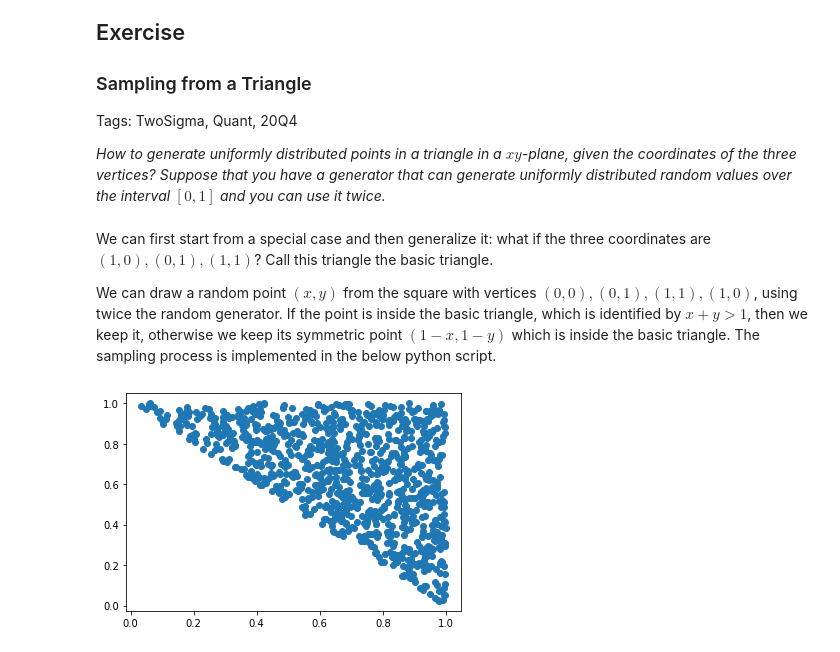
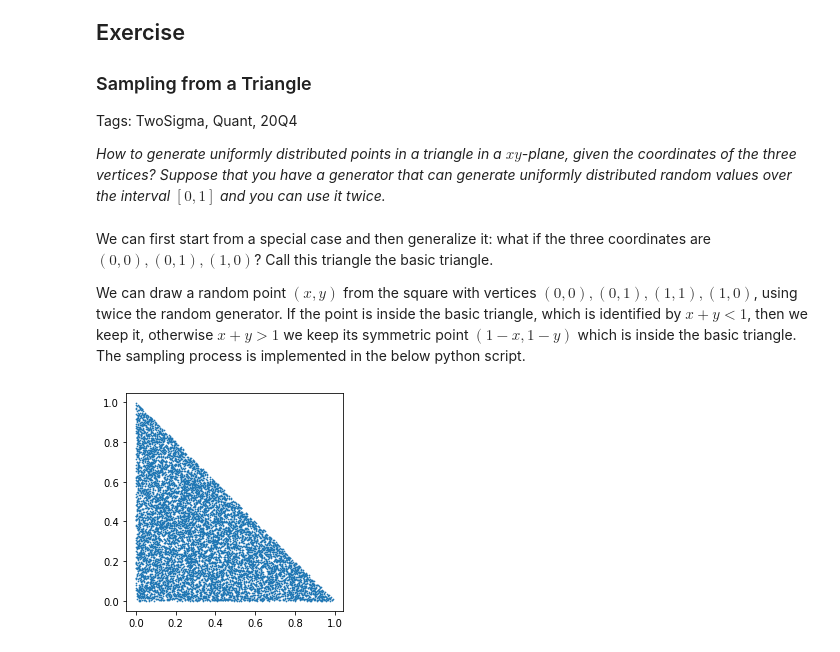
Before and after one commit to dennissxz/data-science-handbook, a Jupyter notebook: _sources/12-probabilities/71-sampling.ipynb, the cells around one changed output. Saved outputs shown, nothing was run; the diff lists cells and outputs as text; code cells hidden in the pictures.

```diff
--- a/_sources/12-probabilities/71-sampling.ipynb
+++ b/_sources/12-probabilities/71-sampling.ipynb
@@ -239,21 +239,22 @@ Tags: TwoSigma, Quant, 20Q4
 
 *How to generate uniformly distributed points in a triangle in a $xy$-plane, given the coordinates of the three vertices? Suppose that you have a generator that can generate uniformly distributed random values over the interval $[0,1]$ and you can use it twice.*
 # %% [markdown]
-We can first start from a special case and then generalize it: what if the three coordinates are $(1,0), (0,1), (1,1)$? Call this triangle the basic triangle.
+We can first start from a special case and then generalize it: what if the three coordinates are $(0,0), (0,1), (1,0)$? Call this triangle the basic triangle.
 
-We can draw a random point $(x,y)$ from the square with vertices $(0,0), (0,1), (1,1), (1,0)$, using twice the random generator. If the point is inside the basic triangle, which is identified by $x+y>1$, then we keep it, otherwise we keep its symmetric point $(1-x, 1-y)$ which is inside the basic triangle. The sampling process is implemented in the below python script.
+We can draw a random point $(x, y)$ from the square with vertices $(0,0), (0,1), (1,1), (1,0)$, using twice the random generator. If the point is inside the basic triangle, which is identified by $x+y<1$, then we keep it, otherwise $x+y>1$ we keep its symmetric point $(1-x, 1-y)$ which is inside the basic triangle. The sampling process is implemented in the below python script.
 # %%
 import numpy as np
 import matplotlib.pyplot as plt
 
 def sample_basic_triangle(n):
     points = np.random.rand(n,2)
-    inside = points[:,0] + points[:,1] > 1
-    new_points = np.where(np.tile(inside.reshape(n,1), (1,2)), points, 1-points)
-    return new_points
+    inside = points[:,0] + points[:,1] < 1
+    sample = np.where(inside.reshape(n,1), points, 1-points)
+    return sample
 
-points = sample_basic_triangle(1000)
-plt.scatter(points[:,0], points[:,1])
+points = sample_basic_triangle(10000)
+plt.scatter(points[:,0], points[:,1], s=0.5)
+plt.gca().set_aspect('equal')
 plt.show()
 # %% [output]
-[figure, old version]
+[figure, new version]
```
Also changed, not shown: parts of 9 cells of this notebook, 31 other files.
